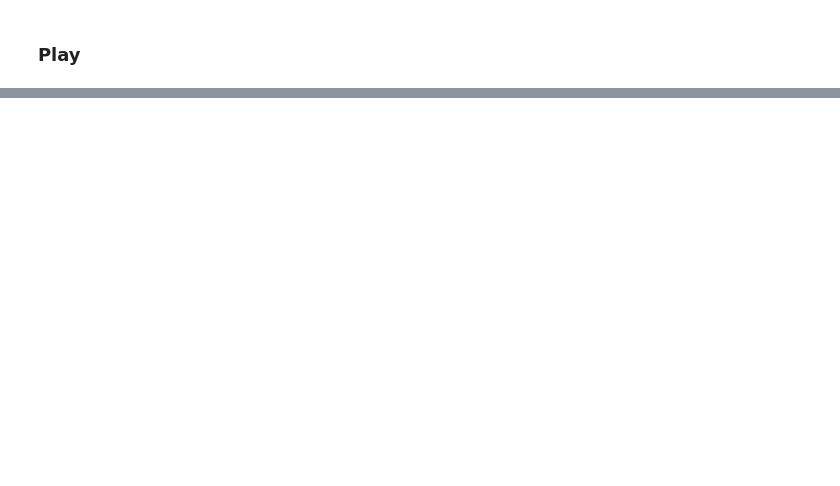
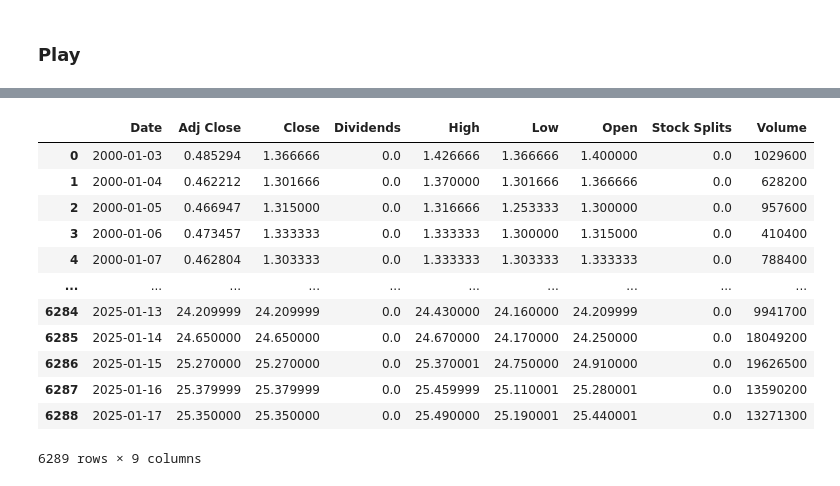
Before and after one commit to faustostangler/FLY_OLD, a Jupyter notebook: playground.ipynb, the cells around one changed output, grey strips where cells are left out. Saved outputs shown, nothing was run; the diff lists cells and outputs as text; code cells hidden in the pictures; blank space fills up the shorter version.

```diff
--- a/playground.ipynb
+++ b/playground.ipynb
@@ -214,0 +501,14 @@ df_final
+# %%
+# get yfinance data and yfinance splits
+ticker = 'BBAS3'
+start_date = '1960-01-01'
+
+
+historical_splits = yf.download(ticker + '.SA', start=start_date, progress=False, actions=True, auto_adjust=True).reset_index()
+historical_splits.columns = historical_splits.columns.get_level_values(0).rename(None)
+historical_splits = historical_splits[['Date', 'Dividends', 'Stock Splits']]
+historical_splits = historical_splits.loc[~((historical_splits['Dividends'] == 0) & (historical_splits['Stock Splits'] == 0))]
+historical_splits.replace(0, np.nan, inplace=True)
+
+historical_data = yf.download(ticker + '.SA', start=start_date, progress=False, actions=True, auto_adjust=True).reset_index()
+historical_data.columns = historical_data.columns.get_level_values(0).rename(None)
@@ -214,0 +537,16 @@ df_final
+# %%
+historical_data
+# %% [output]
+|  | Date | Adj Close | Close | Dividends | High | Low | Open | Stock Splits | Volume |
+| 0 | 2000-01-03 | 0.485294 | 1.366666 | 0.0 | 1.426666 | 1.366666 | 1.400000 | 0.0 | 1029600 |
+| 1 | 2000-01-04 | 0.462212 | 1.301666 | 0.0 | 1.370000 | 1.301666 | 1.366666 | 0.0 | 628200 |
+| 2 | 2000-01-05 | 0.466947 | 1.315000 | 0.0 | 1.316666 | 1.253333 | 1.300000 | 0.0 | 957600 |
+| 3 | 2000-01-06 | 0.473457 | 1.333333 | 0.0 | 1.333333 | 1.300000 | 1.315000 | 0.0 | 410400 |
+| 4 | 2000-01-07 | 0.462804 | 1.303333 | 0.0 | 1.333333 | 1.303333 | 1.333333 | 0.0 | 788400 |
+| ... | ... | ... | ... | ... | ... | ... | ... | ... | ... |
+| 6284 | 2025-01-13 | 24.209999 | 24.209999 | 0.0 | 24.430000 | 24.160000 | 24.209999 | 0.0 | 9941700 |
+| 6285 | 2025-01-14 | 24.650000 | 24.650000 | 0.0 | 24.670000 | 24.170000 | 24.250000 | 0.0 | 18049200 |
+| 6286 | 2025-01-15 | 25.270000 | 25.270000 | 0.0 | 25.370001 | 24.750000 | 24.910000 | 0.0 | 19626500 |
+| 6287 | 2025-01-16 | 25.379999 | 25.379999 | 0.0 | 25.459999 | 25.110001 | 25.280001 | 0.0 | 13590200 |
+| 6288 | 2025-01-17 | 25.350000 | 25.350000 | 0.0 | 25.490000 | 25.190001 | 25.440001 | 0.0 | 13271300 |
+6289 rows × 9 columns
```
Also changed, not shown: parts of 50 cells of this notebook, 7 other files.
